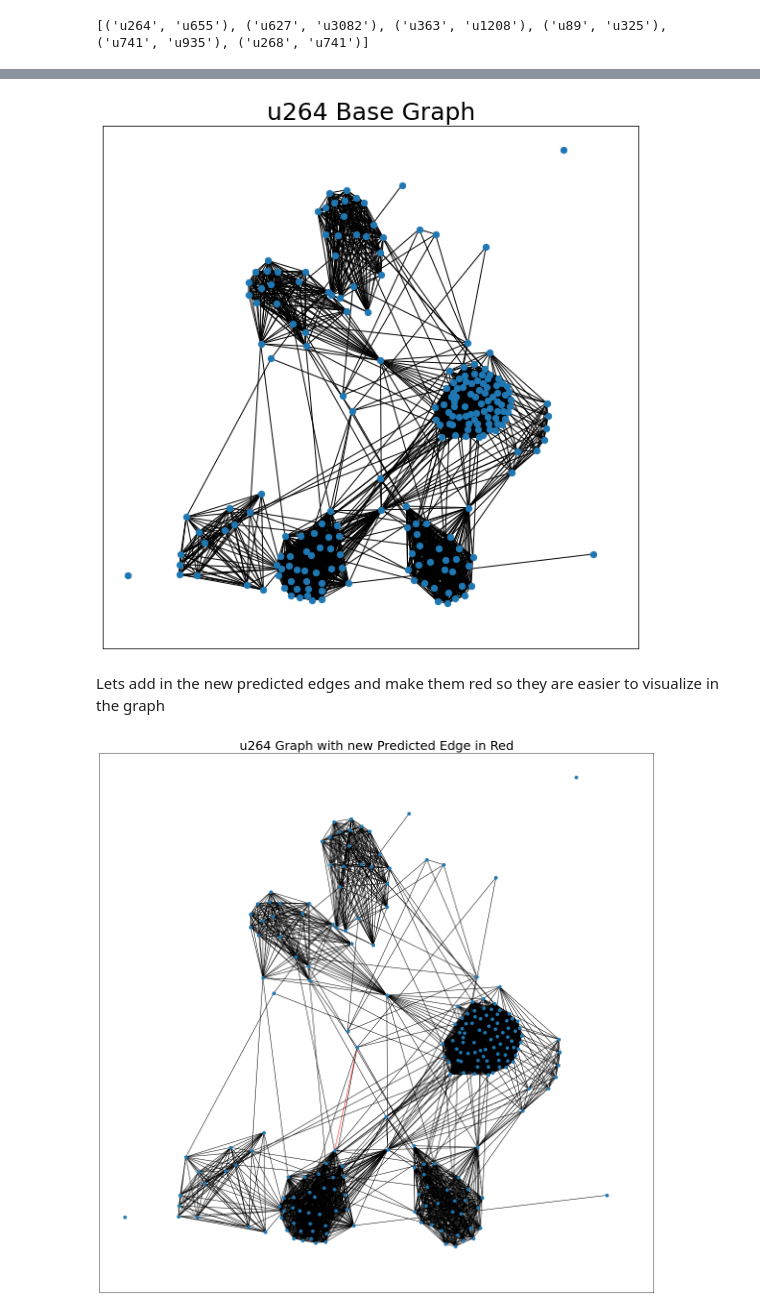
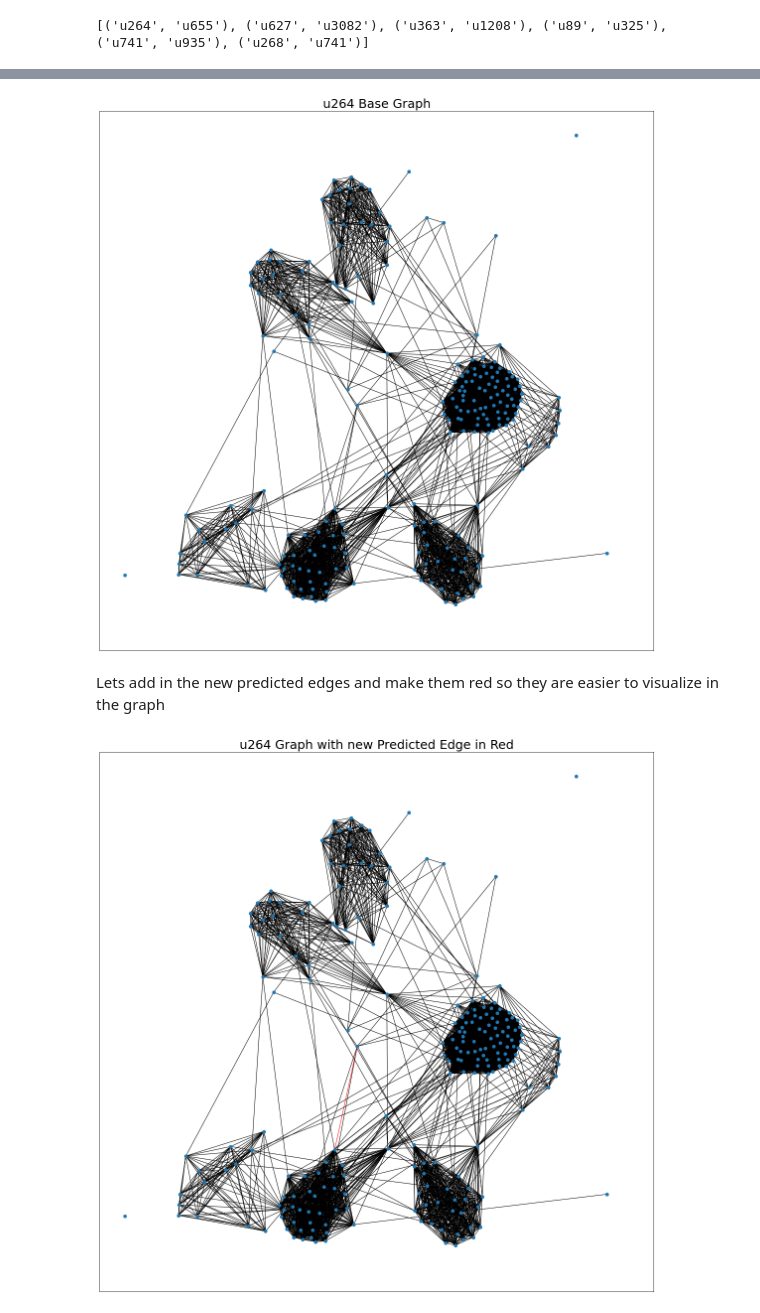
Before and after one commit to PowersPope/Random_edge_predictor, a Jupyter notebook: Random_edge_predictor.ipynb, the cells around one changed output, grey strips where cells are left out. Drawn from its saved outputs; the diff is of its cells as text; code cells hidden in the pictures.

Commit message:
increased graph size

```diff
--- a/Random_edge_predictor.ipynb
+++ b/Random_edge_predictor.ipynb
@@ -87,24 +87,22 @@ Lets pull out a small section of the graph that has one of the nodes that has a
 # %%
 # Set the figsize
-plt.figure(figsize=(10,10))
+plt.figure(figsize=(20,20))
 
 # Grab a subset of data
 nodelist = list()
 for n in G.neighbors('u264'):
     nodelist.append(n)
 
 # Pull out a subgraph
 new_G = G.subgraph(nodelist).copy()
 
 # Set the x,y coords of the nodes and edges
 pos = nx.spring_layout(new_G, iterations=20, k=0.2, seed=1)
 
 # Draw the graph
 nx.draw_networkx_nodes(new_G, pos, node_size = 40)
 nx.draw_networkx_edges(new_G, pos)
 plt.title('u264 Base Graph', fontsize=25)
 plt.show()
 # %% [output]
-[figure, old version]
+[figure, new version]
-# %% [markdown]
-Lets add in the new predicted edges and make them red so they are easier to visualize in the graph
@@ -120,0 +109,2 @@ G.add_edges_from(new_tuple)
+# %% [markdown]
+Lets add in the new predicted edges and make them red so they are easier to visualize in the graph
```
Also changed, not shown: parts of 10 cells of this notebook.
